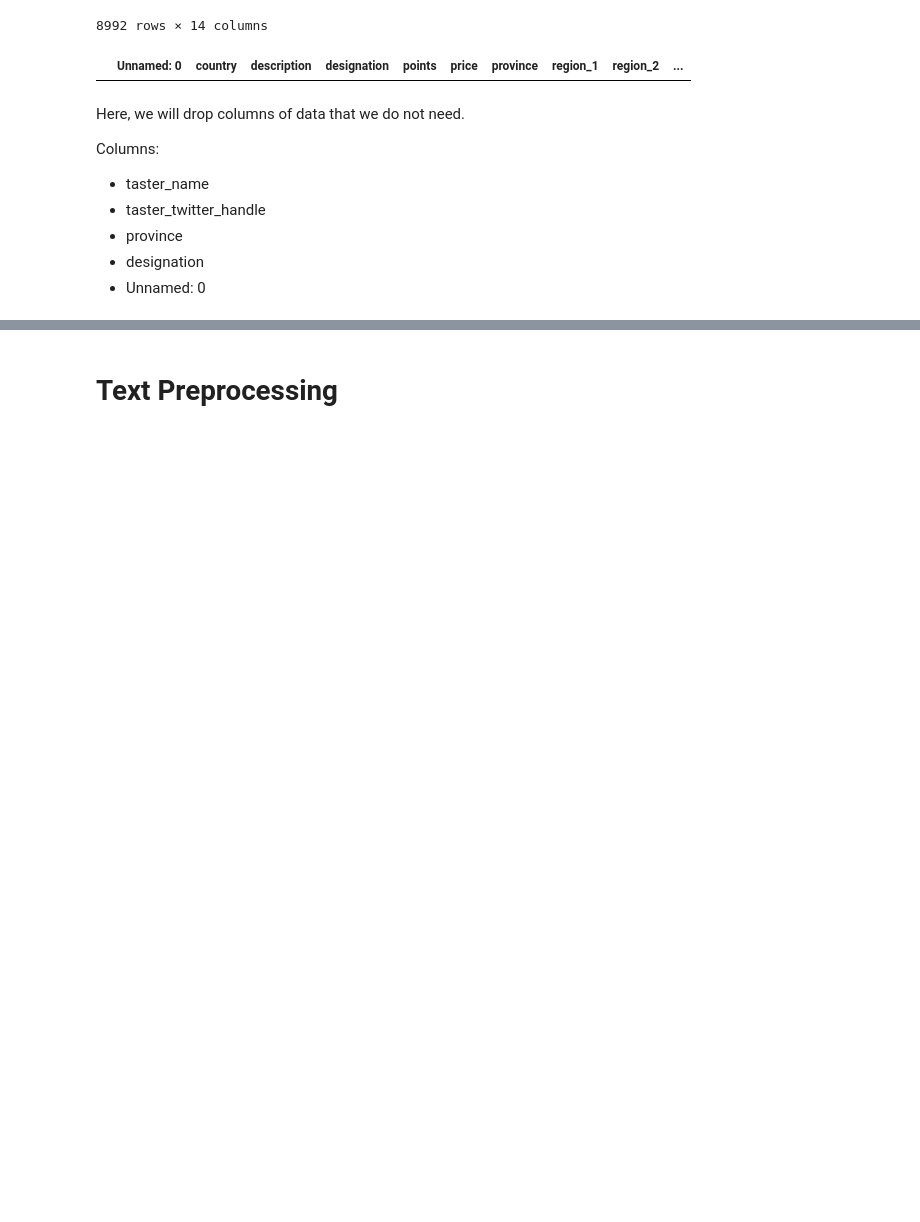
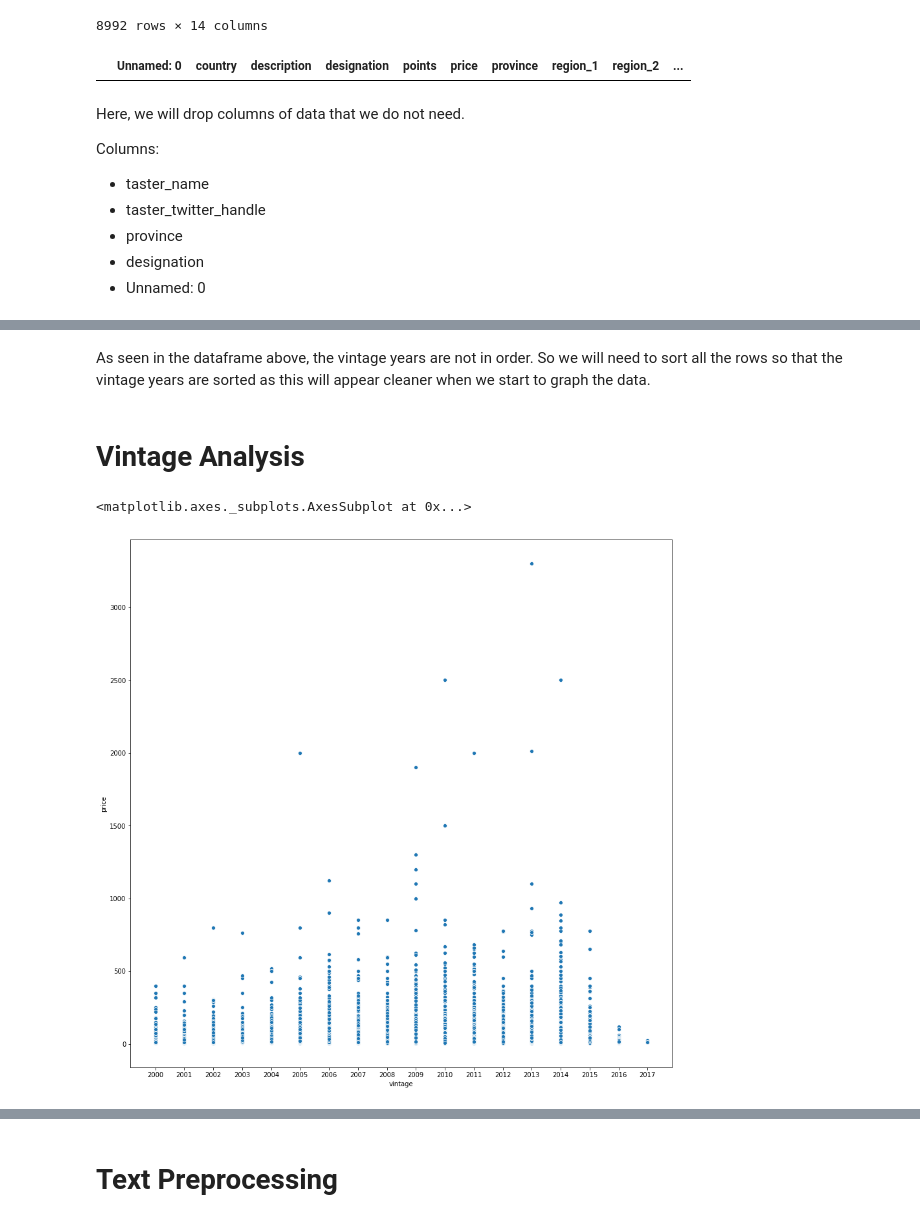
Before and after one commit to zengx356/Wine-Analysis, a Jupyter notebook: Wine Analyzation.ipynb, the cells around one changed output, grey strips where cells are left out. Saved outputs shown, nothing was run; the diff lists cells and outputs as text; code cells hidden in the pictures; blank space fills up the shorter version.

```diff
--- a/Wine Analyzation.ipynb
+++ b/Wine Analyzation.ipynb
@@ -194,0 +214,2 @@ reviews[reviews['vintage'] <= '100']
+# %%
+reviews = reviews.dropna(axis=0, how='any', subset=['vintage'])
@@ -194,0 +225,12 @@ reviews[reviews['vintage'] <= '100']
+# %% [markdown]
+As seen in the dataframe above, the vintage years are not in order. So we will need to sort all the rows so that the vintage years are sorted as this will appear cleaner when we start to graph the data.
+# %%
+reviews.sort_values(by=['vintage'], inplace=True)
+# %% [markdown]
+# Vintage Analysis
+# %%
+plt.figure(figsize=(15,15))
+sns.scatterplot(x='vintage',y='price',data=reviews, palette='')
+# %% [output]
+<matplotlib.axes._subplots.AxesSubplot at 0x...>
+[figure, added]
```
Also changed, not shown: parts of 11 cells of this notebook.
